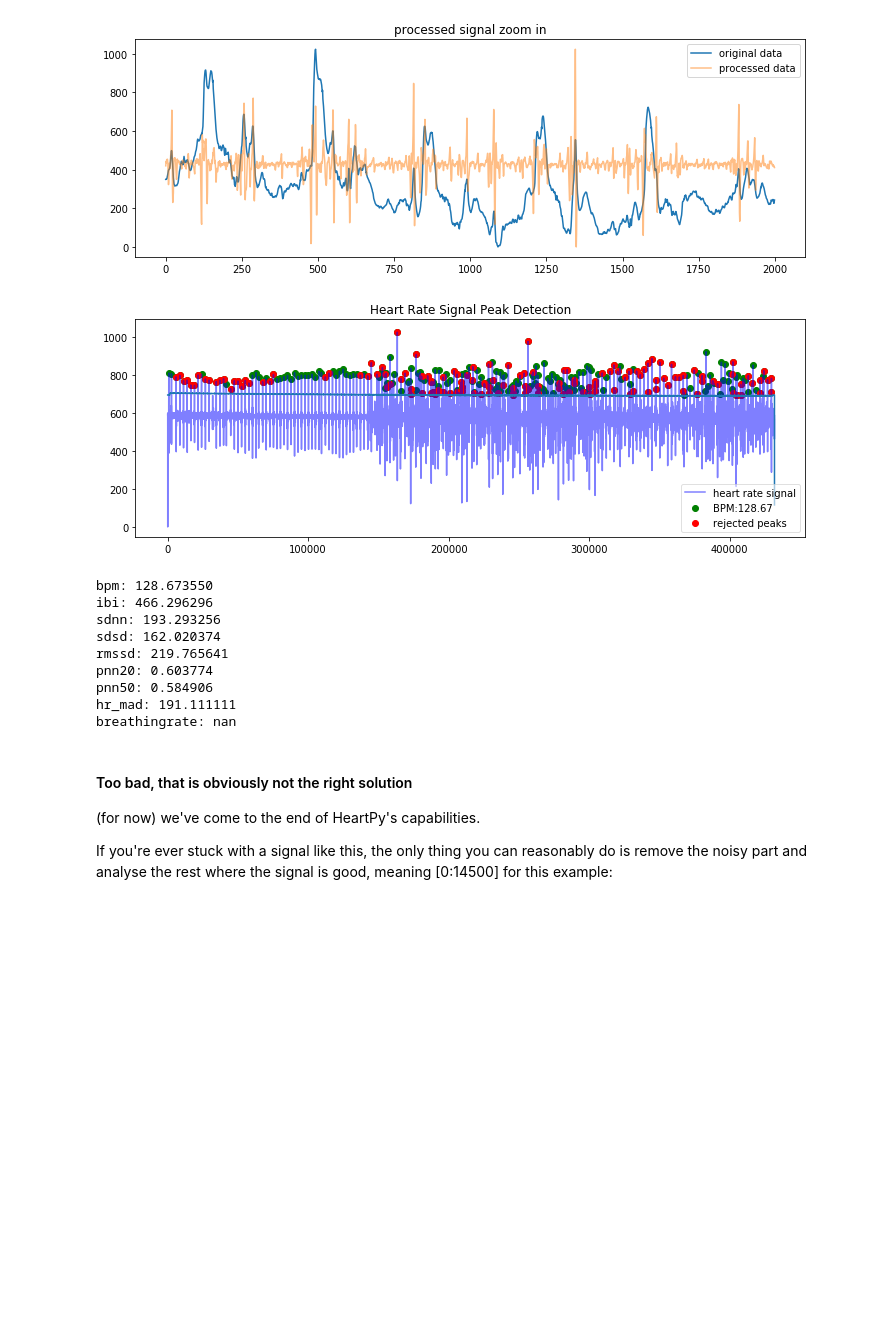
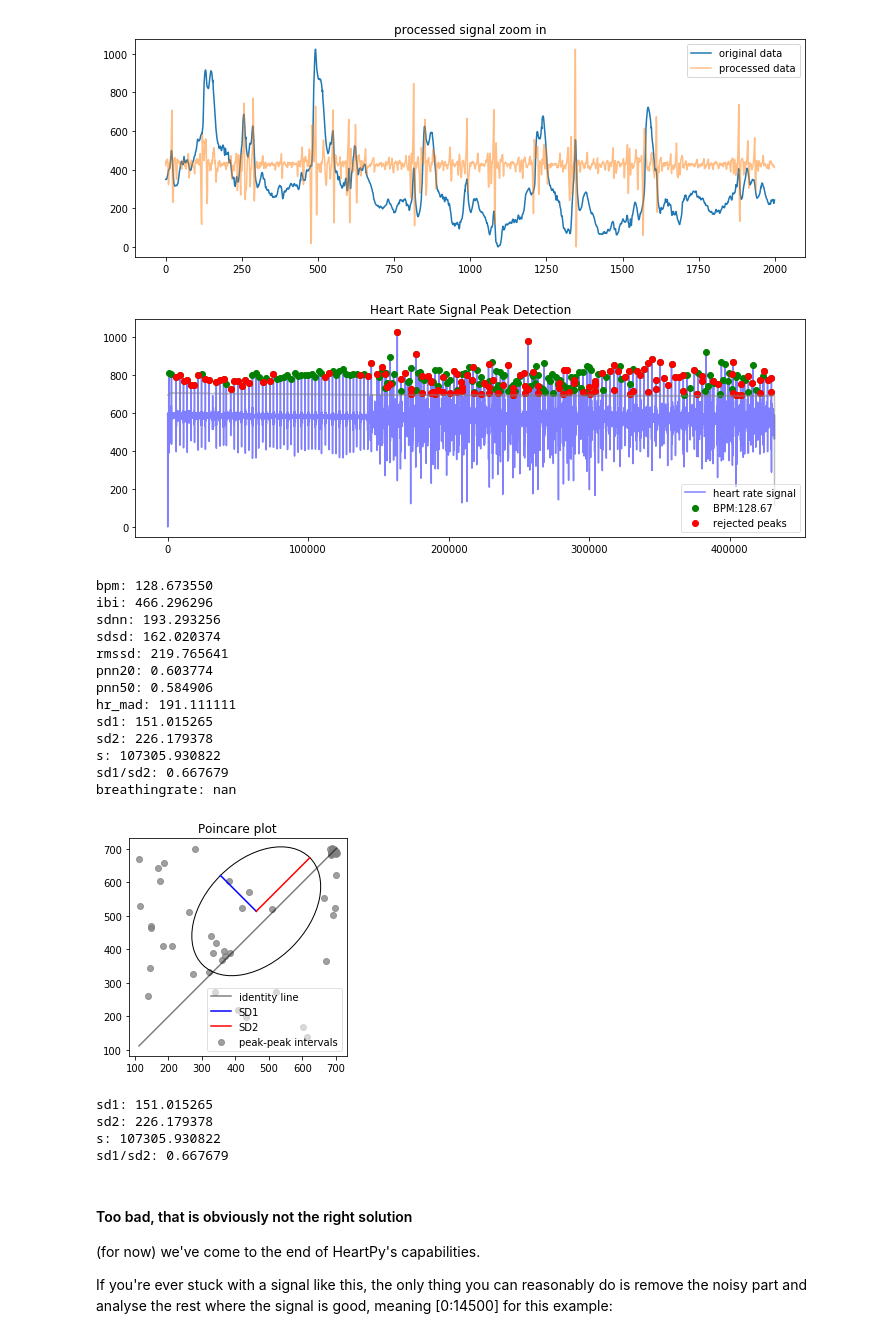
Before and after one commit to paulvangentcom/heartrate_analysis_python, a Jupyter notebook: examples/noisy_ECG/Analysing_Noisy_ECG.ipynb, the cells around one changed output. Saved outputs shown, nothing was run; the diff lists cells and outputs as text; code cells hidden in the pictures; blank space fills up the shorter version.

```diff
--- a/examples/noisy_ECG/Analysing_Noisy_ECG.ipynb
+++ b/examples/noisy_ECG/Analysing_Noisy_ECG.ipynb
@@ -189,4 +205,11 @@ hp.plotter(wd, m)
 
 for measure in m.keys():
     print('%s: %f' %(measure, m[measure]))
+
+#plot poincare
+hp.plot_poincare(wd, m)
+
+poincare_measures = ['sd1', 'sd2', 's', 'sd1/sd2']
+for measure in poincare_measures:
+    print('%s: %f' %(measure, m[measure]))
 # %% [output]
@@ -261,4 +293,11 @@ hp.plotter(wd, m)
 
 for measure in m.keys():
     print('%s: %f' %(measure, m[measure]))
+
+#plot poincare
+hp.plot_poincare(wd, m)
+
+poincare_measures = ['sd1', 'sd2', 's', 'sd1/sd2']
+for measure in poincare_measures:
+    print('%s: %f' %(measure, m[measure]))
 # %% [output]
@@ -314,17 +362,24 @@ plt.show()
 # %%
 #filtered = hp.filter_signal(filtered, 0.05, sample_rate, filtertype='notch')
 
 resampled_signal = resample(filtered, len(filtered) * 10)
 
 wd, m = hp.process(hp.scale_data(resampled_signal), sample_rate * 10)
 
 plt.figure(figsize=(12,4))
 hp.plotter(wd, m)
 
 for measure in m.keys():
     print('%s: %f' %(measure, m[measure]))
+
+#plot poincare
+hp.plot_poincare(wd, m)
+
+poincare_measures = ['sd1', 'sd2', 's', 'sd1/sd2']
+for measure in poincare_measures:
+    print('%s: %f' %(measure, m[measure]))
 # %% [output]
-[figure, old version]
+[figure, new version]
 bpm: 128.673550
 ibi: 466.296296
 sdnn: 193.293256
@@ -333,7 +388,16 @@ rmssd: 219.765641
 pnn20: 0.603774
 pnn50: 0.584906
 hr_mad: 191.111111
+sd1: 151.015265
+sd2: 226.179378
+s: 107305.930822
+sd1/sd2: 0.667679
 breathingrate: nan
+[figure, added]
+sd1: 151.015265
+sd2: 226.179378
+s: 107305.930822
+sd1/sd2: 0.667679
 # %% [markdown]
 #### Too bad, that is obviously not the right solution
 
```
Also changed, not shown: parts of 5 cells of this notebook, 3 other files.
